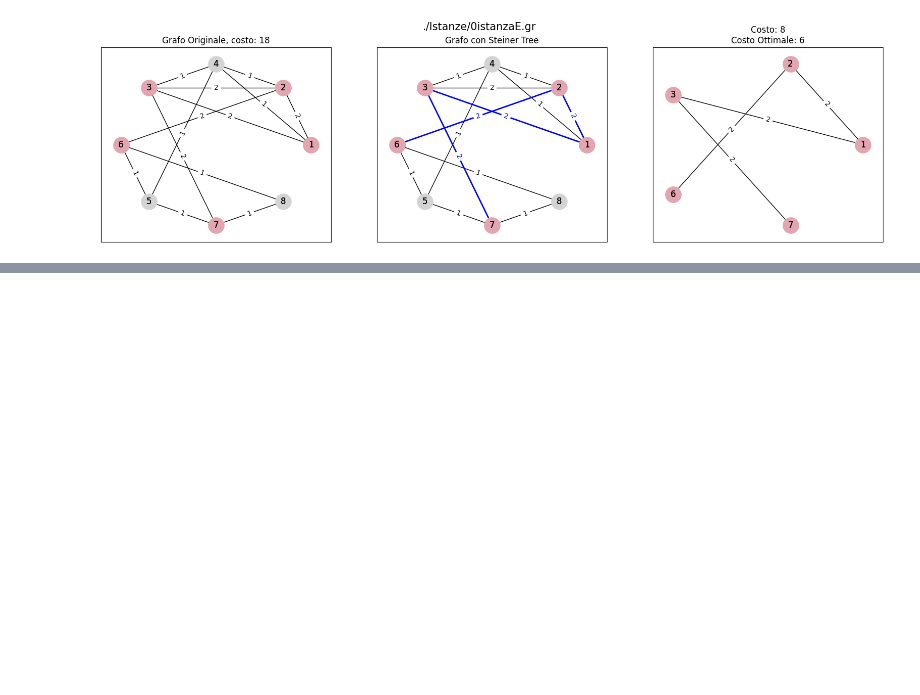
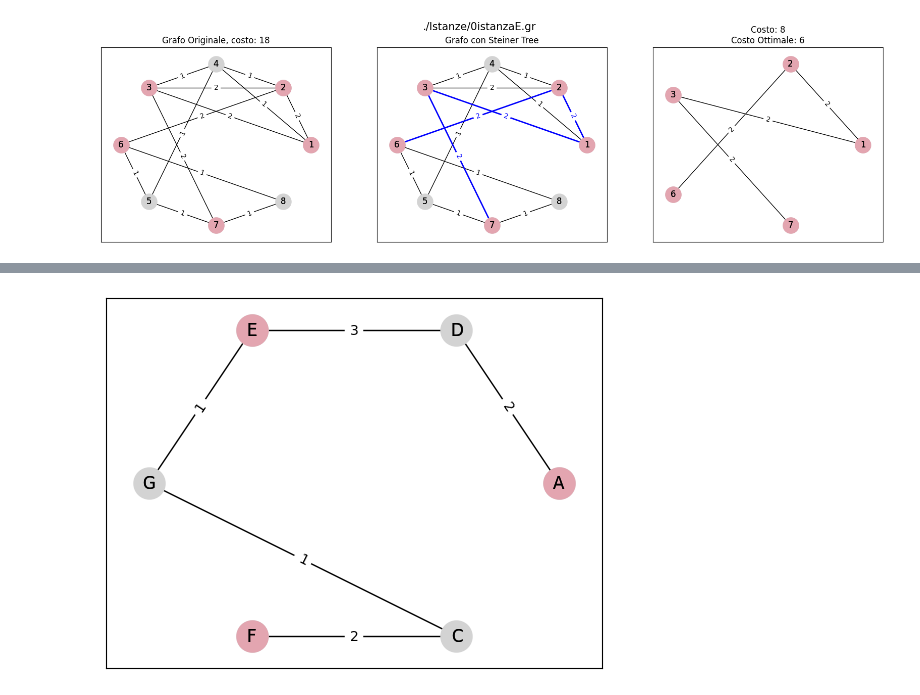
Before and after one commit to dream-19/Steiner-Tree-Operations-Research, a Jupyter notebook: heuristic1_shortest_path.ipynb, the cells around one changed output, grey strips where cells are left out. Saved outputs shown, nothing was run; the diff lists cells and outputs as text; code cells hidden in the pictures; blank space fills up the shorter version.

```diff
--- a/heuristic1_shortest_path.ipynb
+++ b/heuristic1_shortest_path.ipynb
@@ -238,17 +238,101 @@ Esplorazione intorno:
 Se ho esplorato tutto l'intorno ma non c'è una soluzione migliore:
 > stop e restituisci x*
 '''
+import copy
+def remove_duplicate(edges):
+    #Rimuovo i duplicati dall'elenco degli archi
+    edges_unique = []
+    for tup in edges:
+        if tup not in edges_unique and (tup[1],tup[0]) not in edges_unique:
+            edges_unique.append(tup)
+    return edges_unique
 
-def local_search(solution, cost):
+def local_search(original, solution, cost):
     k = 1 #numero di esplorazioni
     best_solution = solution #migliore soluzione trovata fino a questo momento
+    best_solution_cost = cost #costo della migliore soluzione trovata fino a questo momento
+    fig = plt.figure()
+    best_solution.draw_graph()
+    print("stampa best solution: ", best_solution.get_edges())
+    print("stampa best solution cost: ", best_solution.get_vertices())
+    print("VERTICES: ", best_solution.vertices)
+    print("##############################################################")
     all_edges = solution.get_edges()
-    print(all_edges)
+    edges_unique = remove_duplicate(all_edges)
+
+    #while True:
+    #Se ho esplorato tutto l'intorno mi fermo e restituisco la soluzione migliore
+    if (len(edges_unique) == 0):
+        return best_solution, best_solution_cost
+
+    #Prendo un arco dall'elenco degli archi
+    removed_edge = edges_unique.pop(1) #FORSE è MEGLIO PROCEDERE CASUALMENTE INVECE DI MANTENERE L'ORDINE
+    first_node_tree1 = removed_edge[0]
+    first_node_tree2 = removed_edge[1]
+    print("stampa removed edge: ", removed_edge, first_node_tree1, first_node_tree2)
+    #rimuovo l'arco dalla soluzione
+    new_solution = copy.deepcopy(best_solution) #deep copy dell'oggetto iniziale
+    new_solution.remove_edge(removed_edge)
+    '''result = True
+    while (result):
+        result = new_solution.remove_degree_one_nodes()'''
+
+    new_solution_edges = remove_duplicate(new_solution.get_edges())
+    print("Archi della nuova soluzione:", new_solution_edges)
+    new_solution_vertices = new_solution.get_vertices()
+    print("Vertici della nuova soluzione:", new_solution_vertices)
+    fig = plt.figure()
+    new_solution.draw_graph()
+    nuovi_vertici =  new_solution.vertices
+    print("VERTICES: ",nuovi_vertici)
+
+    #Trovo i due insiemi di vertici creati dal taglio: partenza: E e D
+    #[('A', 'D'), ('E', 'G'), ('F', 'C'), ('C', 'G')]
+    #{'A': {'D': 2}, 'E': {'G': 1}, 'D': {'A': 2}, 'F': {'C': 2}, 'C': {'F': 2, 'G': 1}, 'G': {'C': 1, 'E': 1}}
+    grafo1 = []
+    grafo2 = []
+    grafo1.append(first_node_tree1) #Poi devi considerare cosa succede quando rimuovo nodi di grado 1 (o forse posso farlo anche dopo questo passaggio)
+    grafo2.append(first_node_tree2)
+
+    #Inserisco quali nodi sono del sottoalbero 1 e quali del sottoalbero2
+    while len(new_solution_edges) > 0:
+        for el in new_solution_edges:
+            found = False
+            if el[0] in grafo1 and el[1] not in grafo1:
+                grafo1.append(el[1])
+                found = True
+
+            if el[1] in grafo1 and el[0] not in grafo1:
+                grafo1.append(el[0])
+                found = True
+
+            if el[0] in grafo2 and el[1] not in grafo2:
+                grafo2.append(el[1])
+                found = True
+            if el[1] in grafo2 and el[0] not in grafo2:
+                grafo2.append(el[0])
+                found = True
+
+            if found:
+                new_solution_edges.remove(el)
+
+    print("Grafo1: ", grafo1)
+    print("Grafo2: ", grafo2)
+
+
+    #Calcolo il costo della nuova soluzione
+    new_cost = new_solution.calculate_cost()
+    if (new_cost < best_solution_cost):
+        best_solution = new_solution
+        best_solution_cost = new_cost
+        all_edges = new_solution.get_edges()
+        edges_unique = remove_duplicate(all_edges)
+        k = k + 1
 
 
 file_path = "./Istanze/0istanzaA.gr"
 grafo = create_graph(file_path)
 steiner_tree, timeS = shortest_path(grafo)
 costo = steiner_tree.calculate_cost()
-local_search(steiner_tree, costo)
+local_search(grafo, steiner_tree, costo)
 # %% [output]
@@ -255,0 +349 @@ local_search(steiner_tree, costo)
+[figure, added]
```
Also changed, not shown: parts of 2 cells of this notebook.
